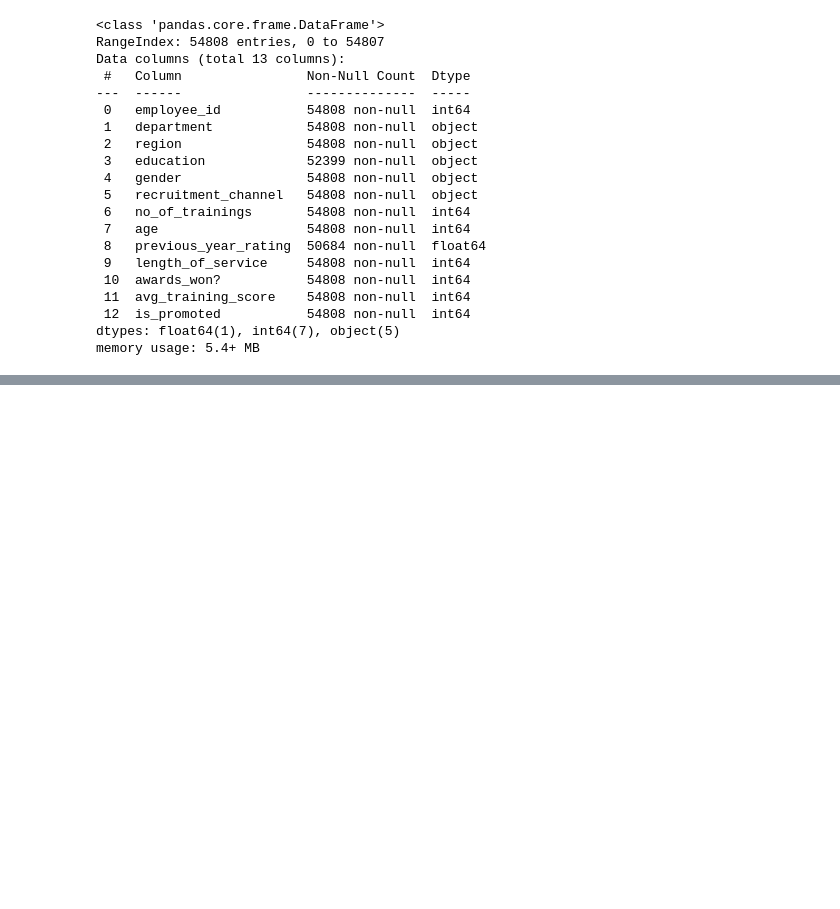
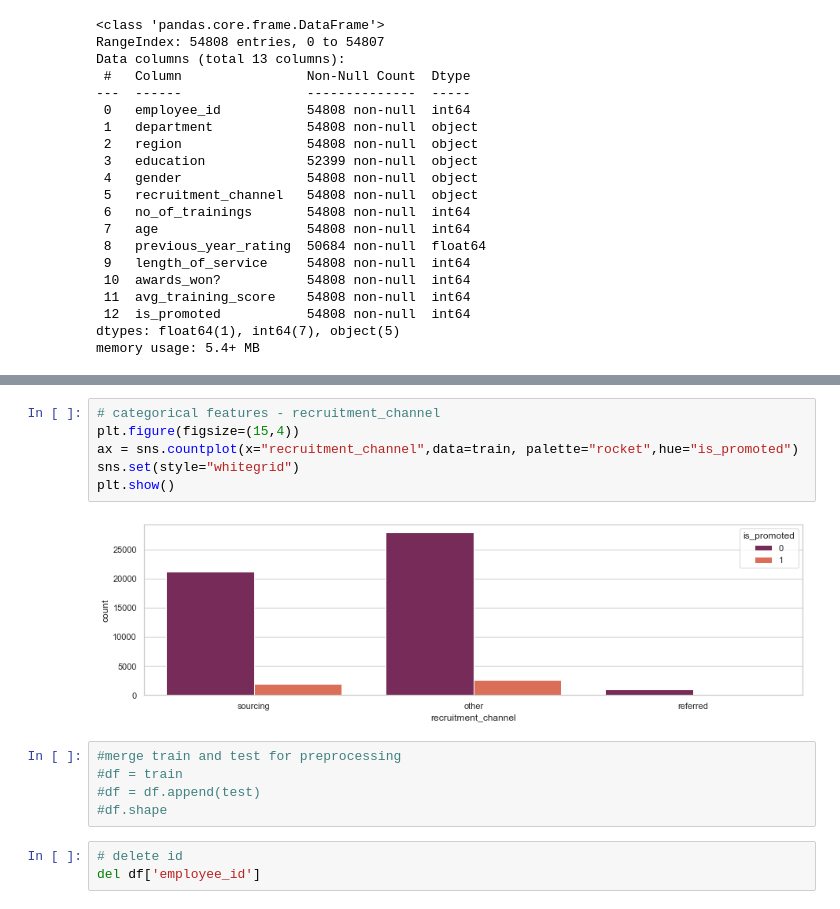
Before and after one commit to raquelcreis/hr_analytics, a Jupyter notebook: notebook.ipynb, the cells around one changed output, grey strips where cells are left out. Saved outputs shown, nothing was run; the diff lists cells and outputs as text; blank space fills up the shorter version.

```diff
--- a/notebook.ipynb
+++ b/notebook.ipynb
@@ -70,3 +90,19 @@ plt.show()
+# %%
+# categorical features - recruitment_channel
+plt.figure(figsize=(15,4))
+ax = sns.countplot(x="recruitment_channel",data=train, palette="rocket",hue="is_promoted")
+sns.set(style="whitegrid")
+plt.show()
+# %% [output]
+[figure, added]
+# %%
+#merge train and test for preprocessing
+#df = train
+#df = df.append(test)
+#df.shape
+# %%
+# delete id
+del df['employee_id']
 # %%
 # categorical features - region
 train.region.nunique()
```
Also changed, not shown: parts of 13 cells of this notebook.
